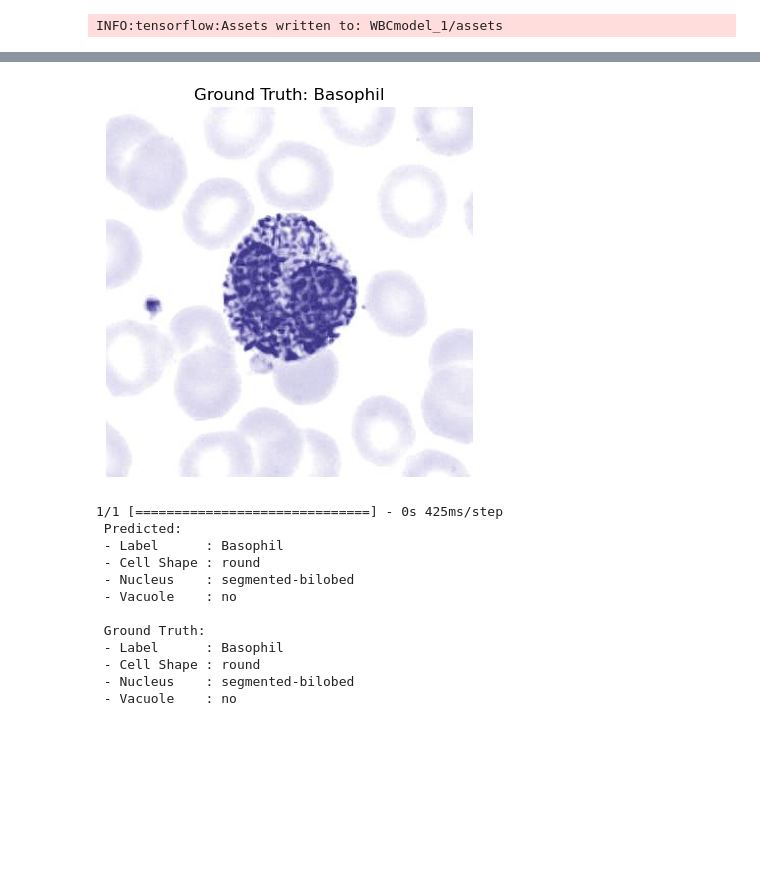
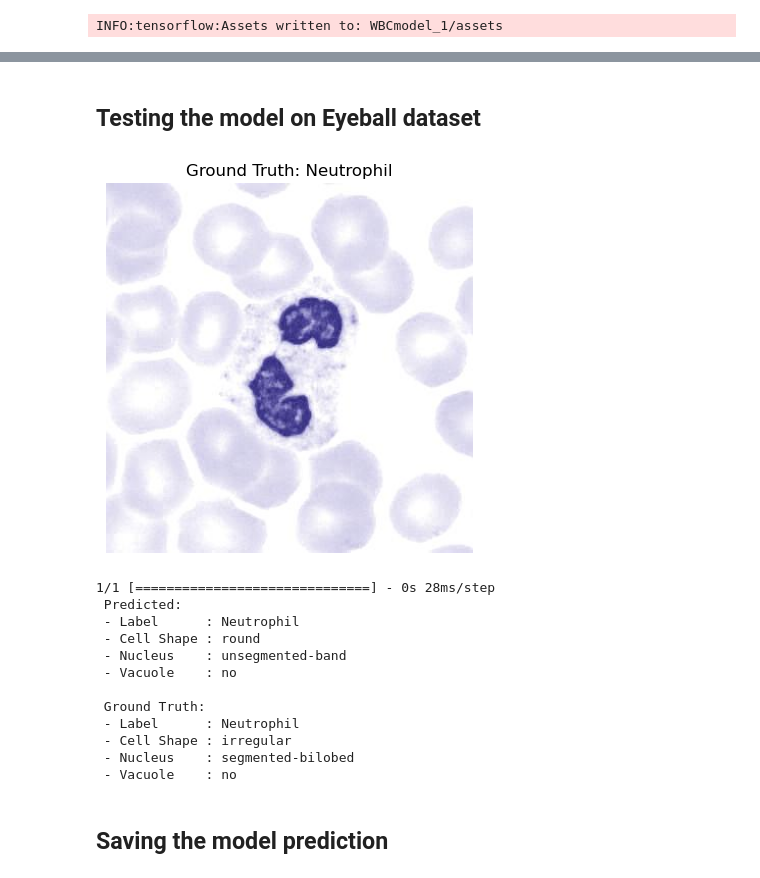
Before and after one commit to sheikhmunim/deep_learning_assign1_wbc, a Jupyter notebook: assignment_1.ipynb, the cells around one changed output, grey strips where cells are left out. Drawn from its saved outputs; the diff is of its cells as text; code cells hidden in the pictures; blank space fills up the shorter version.

```diff
--- a/assignment_1.ipynb
+++ b/assignment_1.ipynb
@@ -308,7 +322,8 @@ from sklearn.preprocessing import LabelEncoder
 
 
 
-TARGET_SIZE = (224, 224)  # good for transfer learning
+# TARGET_SIZE = (224, 224)  # good for transfer learning
+TARGET_SIZE = (360, 360)
 BATCH_SIZE  = 32
 AUTOTUNE    = tf.data.AUTOTUNE
 
@@ -949,6 +1365,8 @@ plot_history(history)
 # %%
 # %load_ext tensorboard
 # %tensorboard --logdir tensorboard_logs/fit
+# %% [markdown]
+## Testing the model on Eyeball dataset
 # %%
 import matplotlib.pyplot as plt
 from PIL import Image
@@ -1000,21 +1418,23 @@ def inspect_prediction(df, index=0):
     print(f" - Nucleus    : {sample['nucleus_shape']}")
     print(f" - Vacuole    : {sample['cytoplasm_vacuole']}")
 # %%
-inspect_prediction(eyeball_df, index=8)
+inspect_prediction(eyeball_df, index=40)
 # %% [output]
-[figure, old version]
+[figure, new version]
-1/1 [==============================] - 0s 425ms/step
+1/1 [==============================] - 0s 28ms/step
  Predicted:
- - Label      : Basophil
+ - Label      : Neutrophil
  - Cell Shape : round
- - Nucleus    : segmented-bilobed
+ - Nucleus    : unsegmented-band
  - Vacuole    : no
 
  Ground Truth:
- - Label      : Basophil
- - Cell Shape : round
+ - Label      : Neutrophil
+ - Cell Shape : irregular
  - Nucleus    : segmented-bilobed
  - Vacuole    : no
+# %% [markdown]
+## Saving the model prediction
 # %%
 # import pandas as pd
 # import os
```
Also changed, not shown: parts of 39 cells of this notebook.
